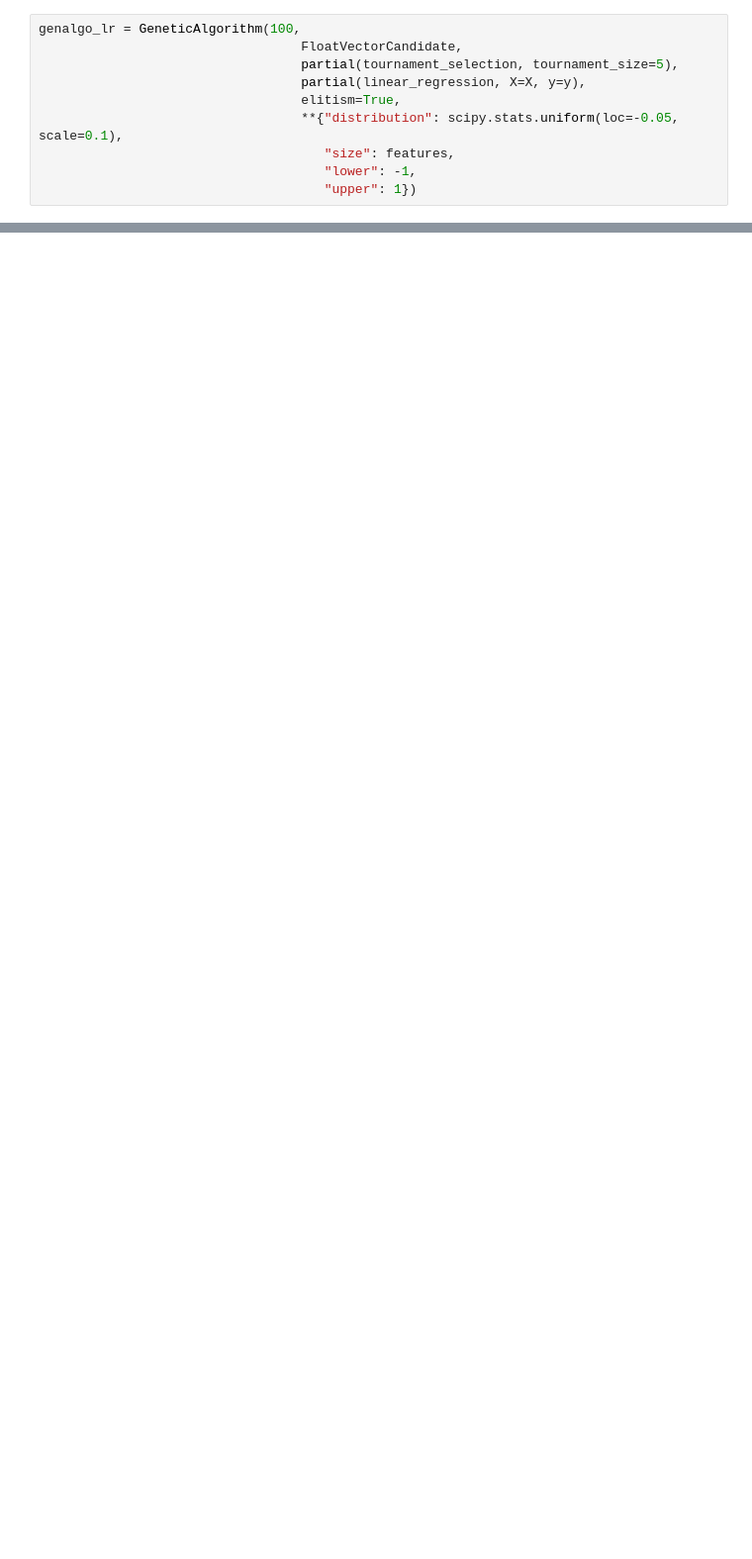
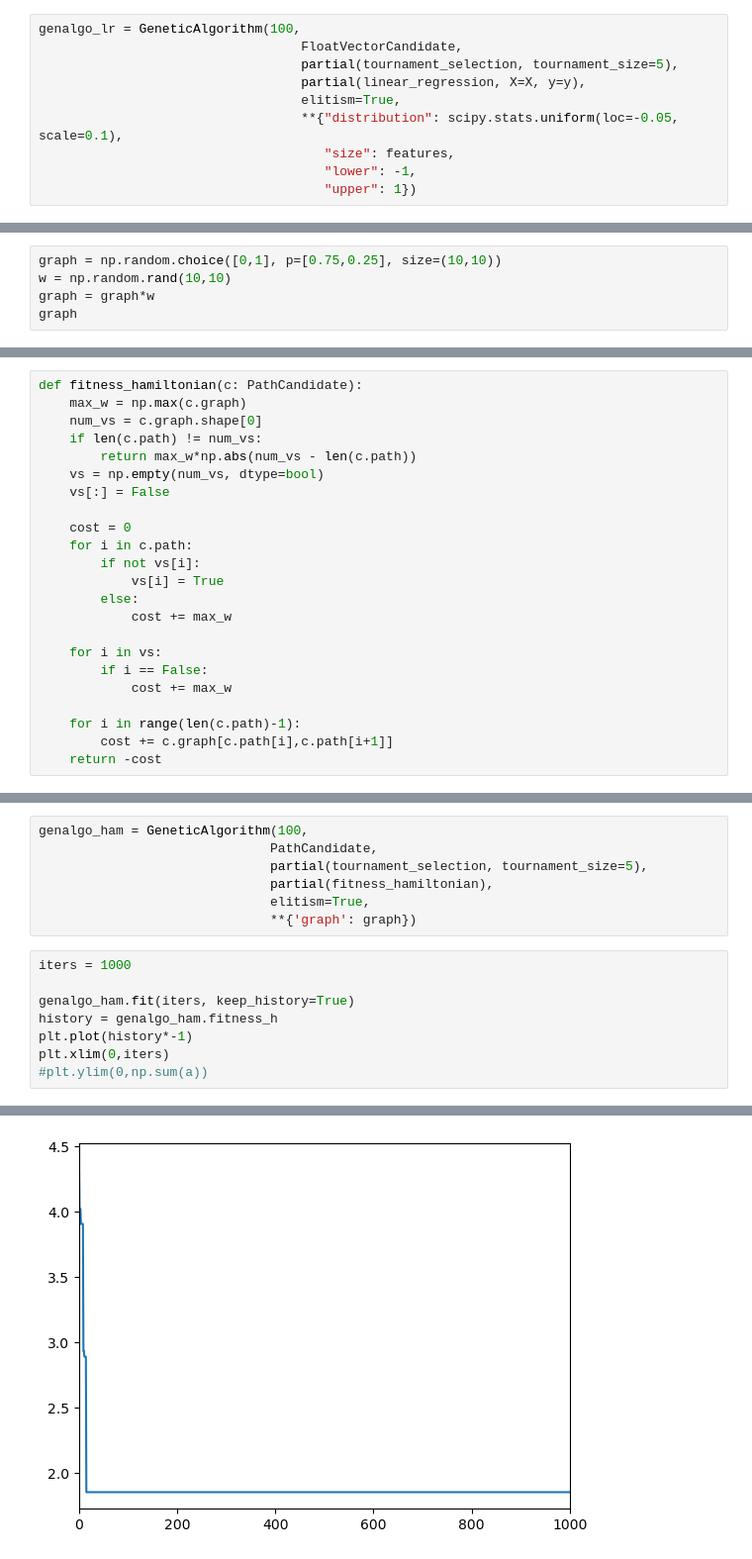
Before and after one commit to AndreaCampagner/softpy, a Jupyter notebook: examples/example_lesson4.ipynb, the cells around one changed output, grey strips where cells are left out. Shown: that part at 99% size. Cells and saved outputs as stored; diff of their text form; blank space fills up the shorter version.

```diff
--- a/examples/example_lesson4.ipynb
+++ b/examples/example_lesson4.ipynb
@@ -203,0 +206,5 @@ and visits each vertex exactly
+# %%
+graph = np.random.choice([0,1], p=[0.75,0.25], size=(10,10))
+w = np.random.rand(10,10)
+graph = graph*w
+graph
@@ -203,0 +239,23 @@ and visits each vertex exactly
+# %%
+def fitness_hamiltonian(c: PathCandidate):
+    max_w = np.max(c.graph)
+    num_vs = c.graph.shape[0]
+    if len(c.path) != num_vs:
+        return max_w*np.abs(num_vs - len(c.path))
+    vs = np.empty(num_vs, dtype=bool)
+    vs[:] = False
+
+    cost = 0
+    for i in c.path:
+        if not vs[i]:
+            vs[i] = True
+        else:
+            cost += max_w
+
+    for i in vs:
+        if i == False:
+            cost += max_w
+
+    for i in range(len(c.path)-1):
+        cost += c.graph[c.path[i],c.path[i+1]]
+    return -cost
@@ -203,0 +279,16 @@ and visits each vertex exactly
+# %%
+genalgo_ham = GeneticAlgorithm(100,
+                              PathCandidate,
+                              partial(tournament_selection, tournament_size=5),
+                              partial(fitness_hamiltonian),
+                              elitism=True,
+                              **{'graph': graph})
+# %%
+iters = 1000
+
+genalgo_ham.fit(iters, keep_history=True)
+history = genalgo_ham.fitness_h
+plt.plot(history*-1)
+plt.xlim(0,iters)
+#plt.ylim(0,np.sum(a))
+# %% [output]
@@ -203,0 +296 @@ and visits each vertex exactly
+[figure, added]
```
Also changed, not shown: parts of 15 cells of this notebook, 2 other files.
